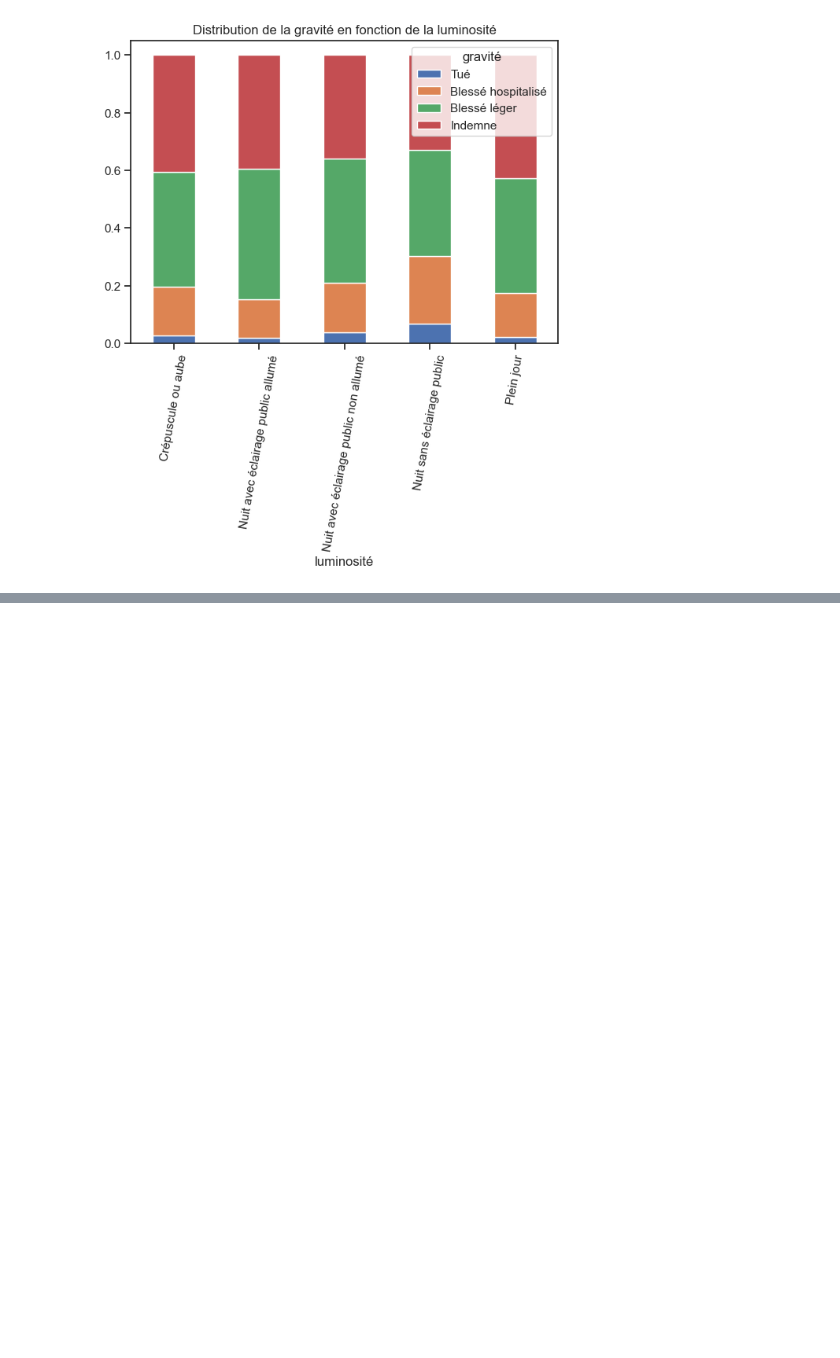
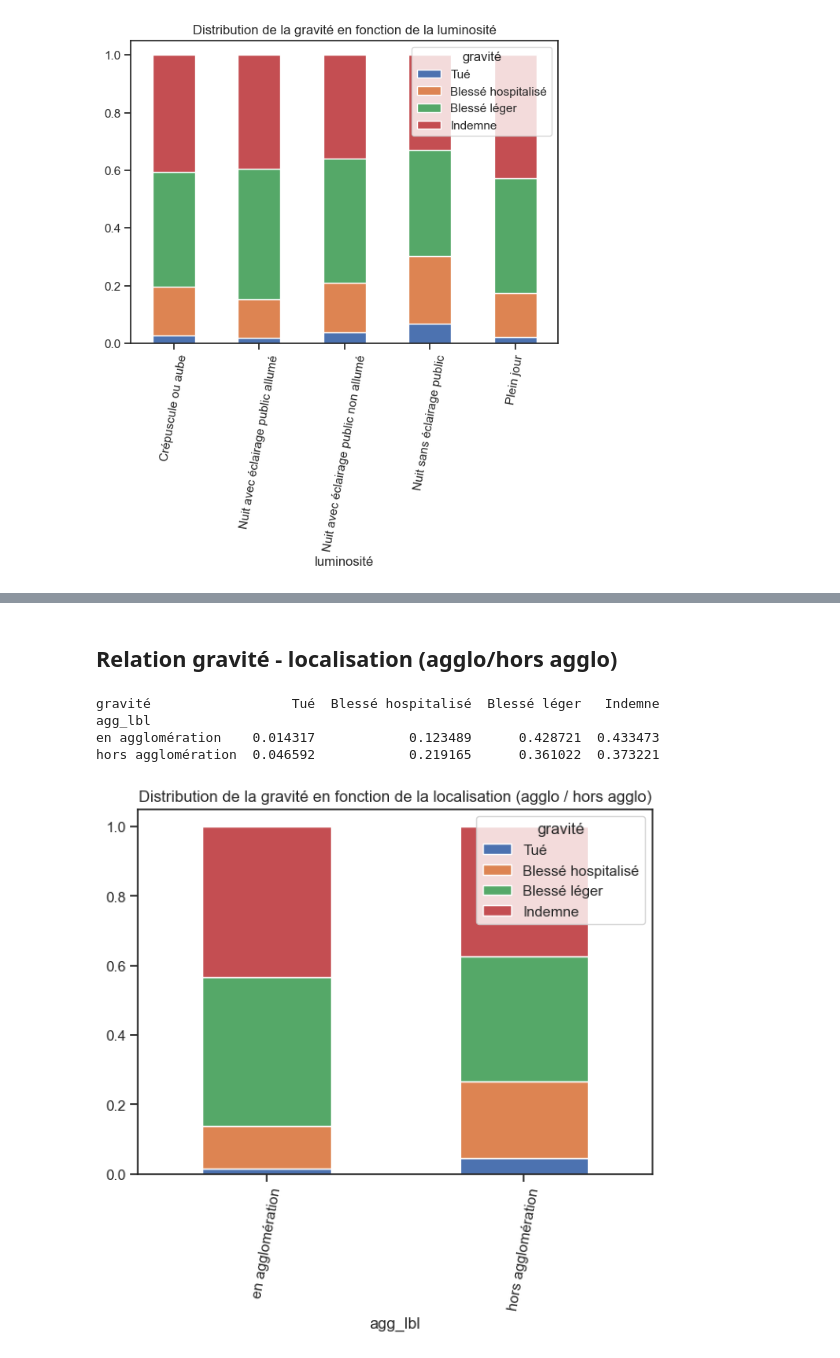
Before and after one commit to nicolascarayon/projet-accidents-routiers, a Jupyter notebook: nico_grav_caract.ipynb, the cells around one changed output, grey strips where cells are left out. Drawn from its saved outputs; the diff is of its cells as text; code cells hidden in the pictures; blank space fills up the shorter version.

```diff
--- a/nico_grav_caract.ipynb
+++ b/nico_grav_caract.ipynb
@@ -141,0 +188,19 @@ gravité        date       tue  blesse_hosp  bless_leger   indemne
+# %% [markdown]
+## Relation gravité - localisation (agglo/hors agglo)
+# %%
+df_cross = pd.crosstab(df['agg_lbl'], df['gravité'], normalize='index')
+df_cross = df_cross.reindex(columns=columns_titles)
+print(df_cross)
+
+sns.set_theme(style="ticks")
+f, ax = plt.subplots(figsize=(7, 5))
+chart = df_cross.plot(kind="bar", stacked=True, rot=0, ax=ax,
+                         title='Distribution de la gravité en fonction de la localisation (agglo / hors agglo)')
+chart.set_xticklabels(chart.get_xticklabels(), rotation=80)
+sns.move_legend(ax, "upper right")
+# %% [output]
+gravité                  Tué  Blessé hospitalisé  Blessé léger   Indemne
+agg_lbl
+en agglomération    0.014317            0.123489      0.428721  0.433473
+hors agglomération  0.046592            0.219165      0.361022  0.373221
+[figure, added]
```
Also changed, not shown: parts of 11 cells of this notebook, 1 other file.
